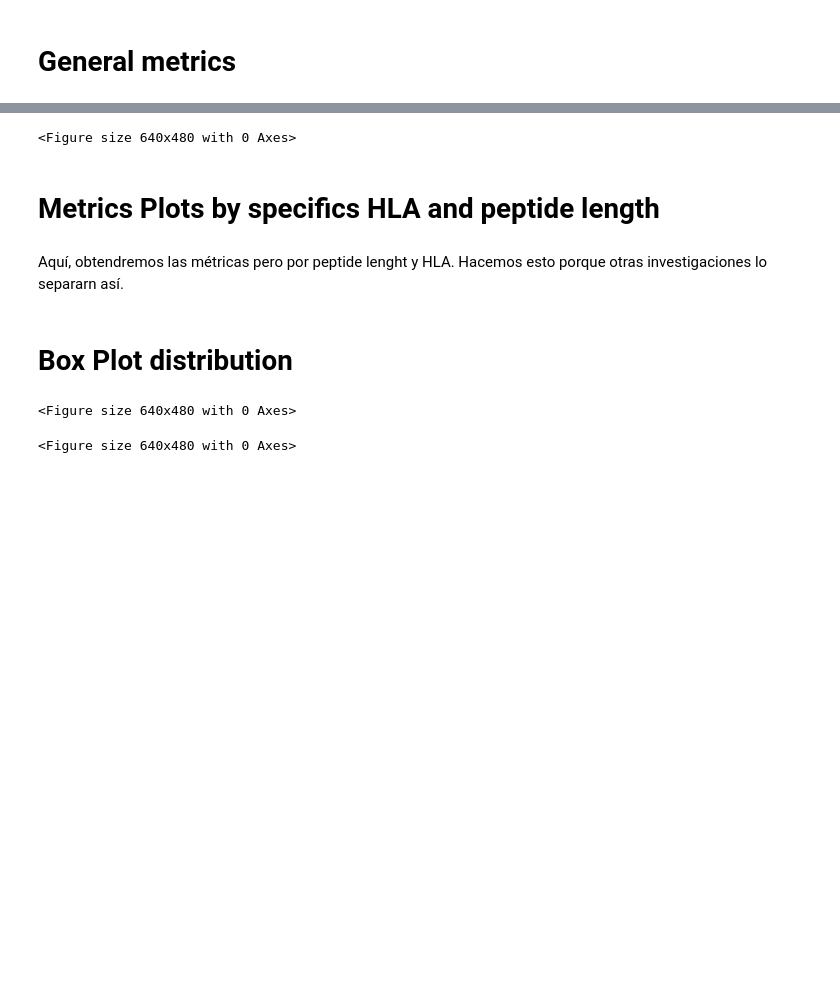
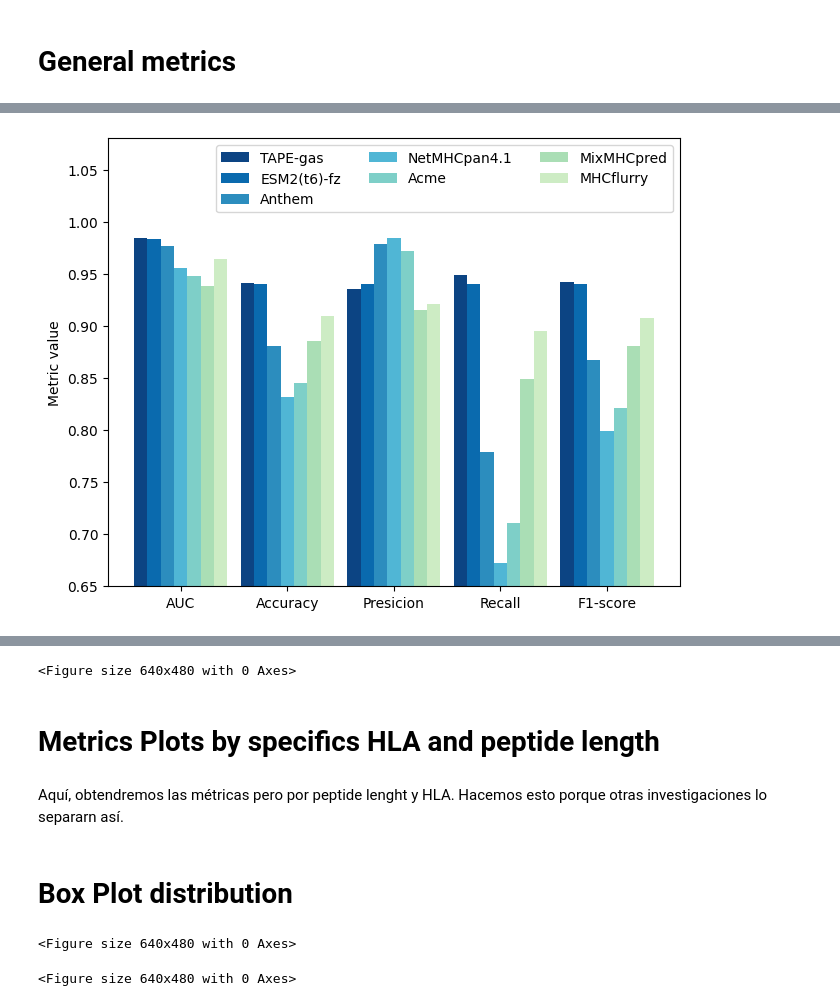
Before and after one commit to arceda/pmhc, a Jupyter notebook: state-of-art/metrics.ipynb, the cells around one changed output, grey strips where cells are left out. Cells and saved outputs as stored; diff of their text form; code cells hidden in the pictures; blank space fills up the shorter version.

Commit message:
comparison 3 epochs

```diff
--- a/state-of-art/metrics.ipynb
+++ b/state-of-art/metrics.ipynb
@@ -40,14 +87,5 @@ print(data_acme['HLA'].unique())
 # %%
-from sklearn.metrics import (
-    confusion_matrix,
-    accuracy_score,
-    precision_score,
-    recall_score,
-    f1_score,
-    roc_auc_score,
-    auc, roc_curve,
-    matthews_corrcoef
-)
+
 from sklearn.metrics import roc_auc_score
 import matplotlib.pyplot as plt
 import numpy as np
@@ -61,73 +99,55 @@ def plot_metrics(metrics, file_name):
     metrics_mixmhcpred = metrics['mixmhcpred']
     metrics_mhcflurry = metrics['mhcflurry']
     # data from https://allisonhorst.github.io/palmerpenguins/
-    metrics = ("AUC", "Accuracy", "Presicion", "Recall", "F1-score", "MCC")
+    metrics = ("AUC", "Accuracy", "Presicion", "Recall", "F1-score")
     results = {
-        'TAPE-gas': (metrics_tape["auc"], metrics_tape["accuracy"], metrics_tape["precision"], metrics_tape["recall"], metrics_tape["f1score"], metrics_tape["mcc"]),
-        'ESM2(t6)-fz': (metrics_esm2t6["auc"], metrics_esm2t6["accuracy"], metrics_esm2t6["precision"], metrics_esm2t6["recall"], metrics_esm2t6["f1score"], metrics_esm2t6["mcc"]),
-        'Anthem': (metrics_anthem["auc"], metrics_anthem["accuracy"], metrics_anthem["precision"], metrics_anthem["recall"], metrics_anthem["f1score"], metrics_anthem["mcc"]),
-        'NetMHCpan4.1': (metrics_netmhcpan["auc"], metrics_netmhcpan["accuracy"], metrics_netmhcpan["precision"], metrics_netmhcpan["recall"], metrics_netmhcpan["f1score"], metrics_netmhcpan["mcc"]),
-        'Acme': (metrics_acme["auc"], metrics_acme["accuracy"], metrics_acme["precision"], metrics_acme["recall"], metrics_acme["f1score"], metrics_acme["mcc"]),
-        'MixMHCpred': (metrics_mixmhcpred["auc"], metrics_mixmhcpred["accuracy"], metrics_mixmhcpred["precision"], metrics_mixmhcpred["recall"], metrics_mixmhcpred["f1score"], metrics_mixmhcpred["mcc"]),
-        'MHCflurry': (metrics_mhcflurry["auc"], metrics_mhcflurry["accuracy"], metrics_mhcflurry["precision"], metrics_mhcflurry["recall"], metrics_mhcflurry["f1score"], metrics_mhcflurry["mcc"]),
+        'TAPE-gas': (metrics_tape["auc"], metrics_tape["accuracy"], metrics_tape["precision"], metrics_tape["recall"], metrics_tape["f1score"]),
+        'ESM2(t6)-fz': (metrics_esm2t6["auc"], metrics_esm2t6["accuracy"], metrics_esm2t6["precision"], metrics_esm2t6["recall"], metrics_esm2t6["f1score"]),
+        'Anthem': (metrics_anthem["auc"], metrics_anthem["accuracy"], metrics_anthem["precision"], metrics_anthem["recall"], metrics_anthem["f1score"]),
+        'NetMHCpan4.1': (metrics_netmhcpan["auc"], metrics_netmhcpan["accuracy"], metrics_netmhcpan["precision"], metrics_netmhcpan["recall"], metrics_netmhcpan["f1score"]),
+        'Acme': (metrics_acme["auc"], metrics_acme["accuracy"], metrics_acme["precision"], metrics_acme["recall"], metrics_acme["f1score"]),
+        'MixMHCpred': (metrics_mixmhcpred["auc"], metrics_mixmhcpred["accuracy"], metrics_mixmhcpred["precision"], metrics_mixmhcpred["recall"], metrics_mixmhcpred["f1score"]),
+        'MHCflurry': (metrics_mhcflurry["auc"], metrics_mhcflurry["accuracy"], metrics_mhcflurry["precision"], metrics_mhcflurry["recall"], metrics_mhcflurry["f1score"]),
     }
 
     #colors = {'Tape':'#104E8B', 'ESM2-t6':'#3F6D9B', 'Anthem':'#6E8DAB', 'NetMHCpan4.1':'#9DACBB', 'Acme':'#CCCCCC', 'MixMHCpred':'#C2C2C3','MHCflurry':'#C2C2DD'}
-    #colors = {'Tape':'#F2C9C3', 'ESM2-t6':'#BFD7EA', 'Anthem':'#F5E1A4', 'NetMHCpan4.1':'#C8E0B0', 'Acme':'#D3C0D2', 'MixMHCpred':'#FFD8B1','MHCflurry':'#B6CDC7'}
-    #colors = {'Tape':'#E3B7AA', 'ESM2-t6':'#A9D6E5', 'Anthem':'#F1E7A1', 'NetMHCpan4.1':'#B0D9CC', 'Acme':'#D4C8DC', 'MixMHCpred':'#FFD0A2','MHCflurry':'#A8C8C4'}
-    colors = {'TAPE-gas':'#191970', 'ESM2(t6)-fz':'#B3DCE1', 'Anthem':'#F5E1A7', 'NetMHCpan4.1':'#C6E3B1', 'Acme':'#D3C1D5', 'MixMHCpred':'#FFD9B0','MHCflurry':'#B5CCC8'}
+    colors = {'TAPE-gas':'#0C4483', 'ESM2(t6)-fz':'#0A6AAE',
+              'Anthem':'#2C8DBE', 'NetMHCpan4.1':'#50B6D5', 'Acme':'#7ECFC8', 'MixMHCpred':'#AADEB5','MHCflurry':'#CDECC4'}
 
-    x = np.arange(len(metrics))  # the label locations
-    width = 0.13  # the width of the bars
+    x = np.arange(len(metrics))*2 # the box and label locations
+    width = 0.25  # the width of the bars
     multiplier = 0
 
     fig, ax = plt.subplots(layout='constrained')
 
+    count = 0
     for attribute, measurement in results.items():
+        print(attribute, measurement)
+        #if count%7 == 0: multiplier += 10
         offset = width * multiplier
-        rects = ax.bar(x + offset - 0.3, measurement, width, label=attribute, color=colors[attribute])
+        rects = ax.bar(x + offset, measurement, width, label=attribute, color=colors[attribute])
         #ax.bar_label(rects, padding=3) # agrega el valor arriba de cada barra
         multiplier += 1
+        count += 1
+
+
+    #ax.bar(0.8, 20, 0.25, color="#AADEB5")
+    #ax.bar(1.8, 20, 0.25, color="#AADEB5")
+    #ax.bar(2.8, 20, 0.25, color="#AADEB5")
+    #ax.bar(3.8, 20, 0.25, color="#AADEB5")
+    #ax.bar((2, 4, 6, 8, 15), results['TAPE-gas'], 0.50, label='TAPE-gas', color=colors['TAPE-gas'])
 
     # Add some text for labels, title and custom x-axis tick labels, etc.
     ax.set_ylabel('Metric value')
     #ax.set_title('guin attributes by species')
-    ax.set_xticks(x + width, metrics)
-    ax.legend(loc='upper left', ncols=3)
-    ax.set_ylim(0.6, 1.1)
+    ax.set_xticks(x + width + 0.5, metrics)
+    ax.legend(loc='upper right', ncols=3)
+    ax.set_ylim(0.65, 1.08)
+    plt.figure().set_figwidth(0.8)
+    plt.show()
+    #plt.savefig("../plots/" + file_name, dpi=300, bbox_inches='tight')
+    #plt.clf()
 
-    plt.savefig("../plots/" + file_name, dpi=300, bbox_inches='tight')
-    plt.clf()
-
-def get_metrics(y_test, y_test_predictions, y_probs):
-    accuracy = accuracy_score(y_test, y_test_predictions)
-    precision = precision_score(y_test, y_test_predictions)
-    recall = recall_score(y_test, y_test_predictions)
-    f1score = f1_score(y_test, y_test_predictions)
-    #auc = roc_auc_score(y_test, y_test_predictions)
-    mcc = matthews_corrcoef(y_test, y_test_predictions)
-    conf_matrix = confusion_matrix(y_test, y_test_predictions)
-    #auc_val = roc_auc_score(y_test, y_probs)
-    fpr, tpr, thresholds = roc_curve(y_test, y_probs, pos_label = 1)
-    auc_val = auc(fpr, tpr)
-
-    return {"accuracy":accuracy, "precision":precision, "recall":recall, "f1score":f1score, "auc":auc_val, "mcc":mcc, "conf_matrix":conf_matrix}
-
-def get_metrics_mixmhcpred(y_test, y_test_predictions, y_ranks):
-    accuracy = accuracy_score(y_test, y_test_predictions)
-    precision = precision_score(y_test, y_test_predictions)
-    recall = recall_score(y_test, y_test_predictions)
-    f1score = f1_score(y_test, y_test_predictions)
-    mcc = matthews_corrcoef(y_test, y_test_predictions)
-    conf_matrix = confusion_matrix(y_test, y_test_predictions)
-    # auc = roc_auc_score(y_test, y_ranks) por defecto auc usa thresholds de 0 a 1, pero en mixmhcpred no nos conviene, asi q usaremos nuestros porpios thresholds
-
-    fpr, tpr, thresholds = roc_curve(y_test, y_ranks, pos_label = 0)
-    #print(len(thresholds), max(thresholds), min(thresholds), sum(thresholds)/len(thresholds))
-    #print(thresholds[2000:2030])
-
-    # IMPORTANTE, CON ESTO SABEMOS CUAL ES EL BEST THRESHOLD
-    #print("best threshold", thresholds[np.argmax(tpr - fpr)])
-    auc_val = auc(fpr, tpr)
-
-    return {"accuracy":accuracy, "precision":precision, "recall":recall, "f1score":f1score, "auc":auc_val, "mcc":mcc, "conf_matrix":conf_matrix}
+metrics = get_all_metrics()
+plot_metrics(metrics, "metrics_comparison.png")
+# %% [output]
@@ -133,0 +169 @@ def get_metrics_mixmhcpred(y_test, y_test_predictions, y_ranks):
+[figure, added]
```
Also changed, not shown: parts of 4 cells of this notebook, 3 other files.
